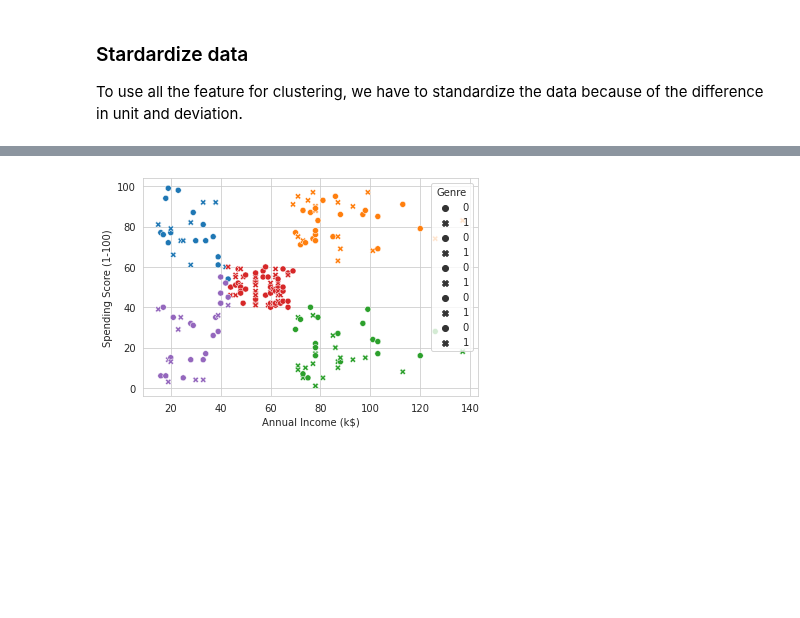
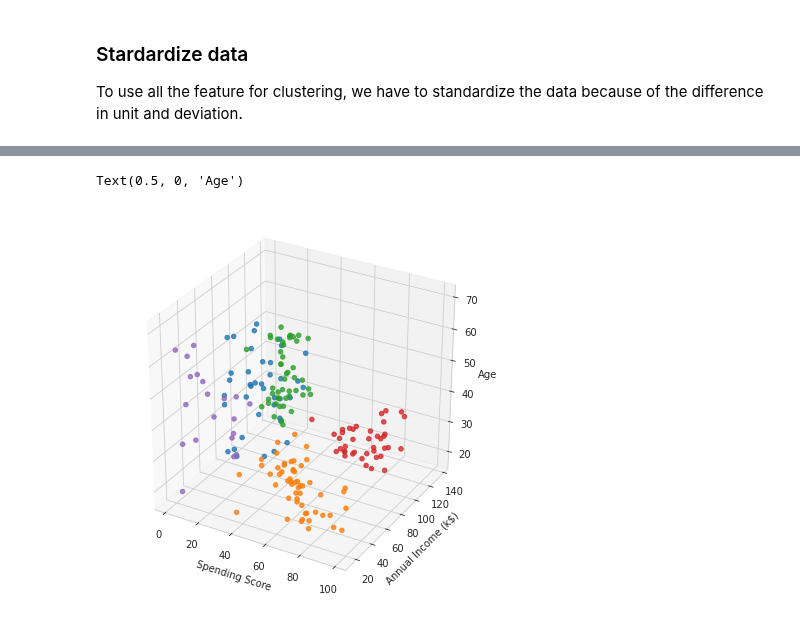
Before and after one commit to truongthuanr/self-learning-project, a Jupyter notebook: 03_MallCustomer.ipynb, the cells around one changed output, grey strips where cells are left out. Drawn from its saved outputs; the diff is of its cells as text; code cells hidden in the pictures; blank space fills up the shorter version.

```diff
--- a/03_MallCustomer.ipynb
+++ b/03_MallCustomer.ipynb
@@ -191,0 +192,3 @@ scl = StandardScaler()
+# %%
+x2 = pd.DataFrame()
+x2 = df1[['Annual Income (k$)', 'Spending Score (1-100)', 'Age']]
@@ -205,8 +218,20 @@ sns.lineplot(x=range(1,20),y=wcss)
 # %%
-km1 = KMeans(n_clusters=5, init='k-means++', n_init=10, max_iter=300, random_state=40)
-ymeans1 = km1.fit_predict(df1)
+km2 = KMeans(n_clusters=5, init='k-means++', n_init=10, max_iter=300, random_state=0)
+ymeans2 = km.fit_predict(scl.fit_transform(x2))
-# %%
-for i in range(0,5):
-  sns.scatterplot(x=df[ymeans1==i]['Annual Income (k$)'],y=df[ymeans1==i]['Spending Score (1-100)'],style=df1["Genre"])
-# %% [output]
-[figure, removed]
+# %%
+
+fig = plt.figure(figsize=(7,7))
+ax = fig.add_subplot(111, projection="3d")
+
+for i in range(0,5):
+  ax.scatter(xs=df[ymeans2==i]['Spending Score (1-100)'],
+             ys=df[ymeans2==i]['Annual Income (k$)'],
+             zs=df[ymeans2==i]['Age'],
+             alpha=0.8)
+
+ax.set_xlabel('Spending Score')
+ax.set_ylabel('Annual Income (k$)')
+ax.set_zlabel("Age")
+# %% [output]
+Text(0.5, 0, 'Age')
+[figure, added]
```
Also changed, not shown: parts of 13 cells of this notebook.
